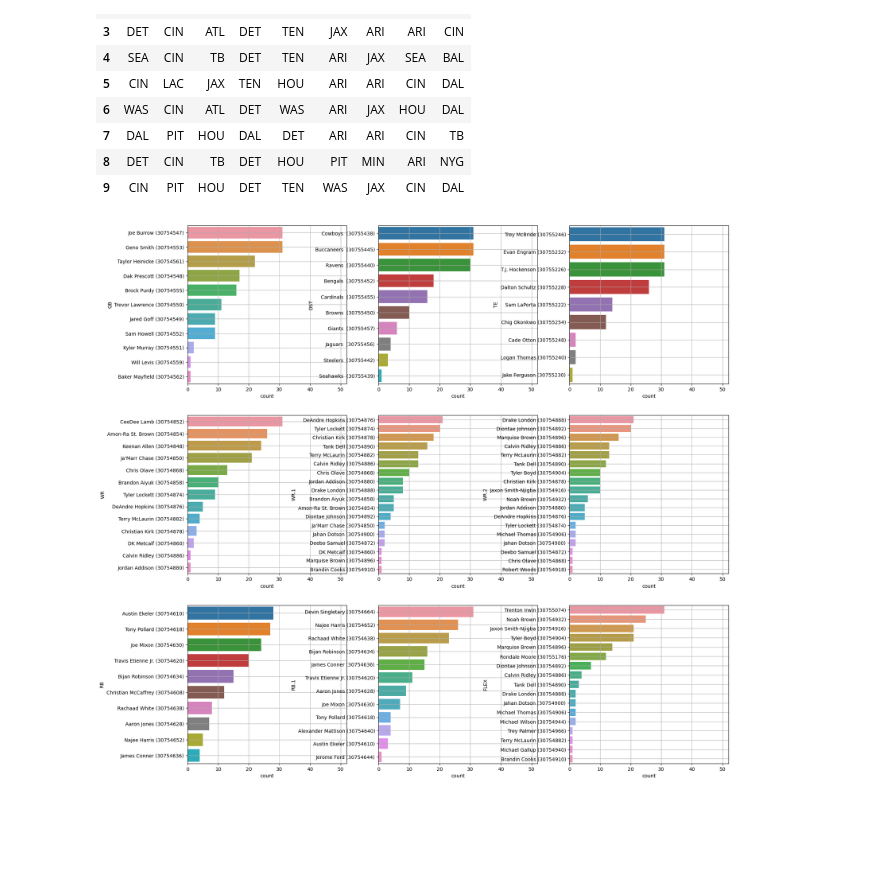
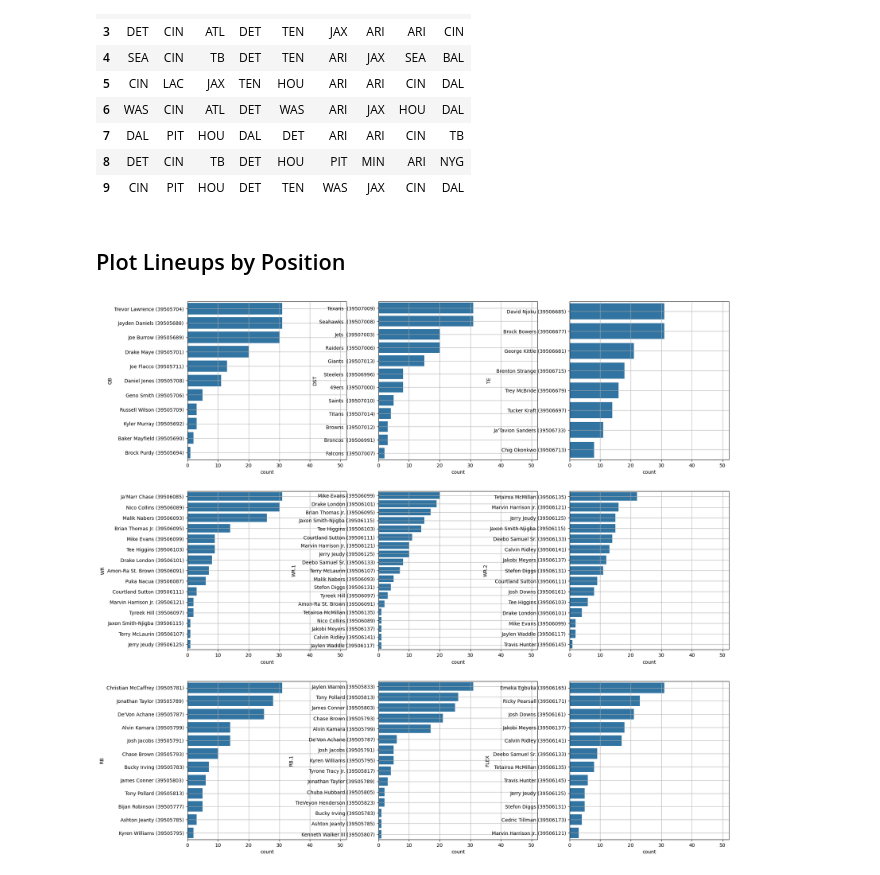
Before and after one commit to zlisto/Daily-Fantasy-Football-DraftKings, a Jupyter notebook: DraftKingsNFLLineups.ipynb, the cells around one changed output. Drawn from its saved outputs; the diff is of its cells as text; code cells hidden in the pictures; blank space fills up the shorter version.

```diff
--- a/DraftKingsNFLLineups.ipynb
+++ b/DraftKingsNFLLineups.ipynb
@@ -40,5 +42,7 @@ nlineups = 150
 noverlap = 4
 max_use = 30
 qb_stack = 1
+
+path = '2025-09-07'
 # %% [markdown]
 # Load Data
@@ -66,0 +49,3 @@ Lineups saved to 2023-11-12/lineups.csv
+# %%
+fname_salary, fname_entries, fname_lineups, fname_proj_offense, fname_proj_defense = create_filenames(path)
+df = load_data(fname_salary, fname_proj_offense, fname_proj_defense)
@@ -67,41 +56,4 @@ Lineups saved to 2023-11-12/lineups.csv
 # %% [markdown]
 # Create Data Matrices for Optimization
 # %%
-#Games matrix
-ngames = len(df['Game'].unique())
-nteams = len(df['Team'].unique())
-nopp = len(df['Opp'].unique())
-nplayers = len(df)
-assert nteams == nopp
-print(f"{ngames} games between {nteams} teams, {nplayers} players")
-
-teams_dict = {}
-for cnt, team in enumerate(df['Team'].unique()):
-    teams_dict[team] = cnt
-opps_dict = {}
-for cnt, team in enumerate(df['Opp'].unique()):
-    opps_dict[team] = cnt
-games_dict = {}
-for cnt, game in enumerate(df['Game'].unique()):
-    games_dict[game] = cnt
-
-Games, Opps, Teams = np.zeros((nplayers, ngames)), np.zeros((nplayers, nteams)),np.zeros((nplayers, nteams))
-RB, WR, QB, TE, DST  = np.zeros(nplayers),np.zeros(nplayers), np.zeros(nplayers), np.zeros(nplayers), np.zeros(nplayers)
-Salary, Proj = np.zeros(nplayers), np.zeros(nplayers)
-
-for index,row in df.iterrows():
-    RB[index] = int(row.Pos=='RB')
-    WR[index] = int(row.Pos=='WR')
-    QB[index] = int(row.Pos=='QB')
-    TE[index] = int(row.Pos=='TE')
-    DST[index] = int(row.Pos=='DST')
-    Salary[index] = row.Salary
-    Proj[index] = row['Proj FP']
-    ind_game = games_dict[row.Game]
-    ind_opp =  teams_dict[row.Opp]
-    ind_team = teams_dict[row.Team]
-
-    Games[index,ind_game] =1
-    Teams[index,ind_team] =1
-    Opps[index,ind_opp] =1
 # %% [output]
@@ -263,16 +216,19 @@ df_lineups_team.head(10)
 | 7 | DAL | PIT | HOU | DAL | DET | ARI | ARI | CIN | TB |
 | 8 | DET | CIN | TB | DET | HOU | PIT | MIN | ARI | NYG |
 | 9 | CIN | PIT | HOU | DET | TEN | WAS | JAX | CIN | DAL |
+# %% [markdown]
+## Plot Lineups by Position
 # %%
+df_lineups = pd.read_csv(fname_lineups)
 plt.figure(figsize = (20,20))
 for cnt,pos in enumerate(['QB','DST','TE',
                           "WR","WR.1","WR.2",
                           'RB','RB.1', 'FLEX',]):
     order = df_lineups[pos].value_counts().index
     plt.subplot(3,3,cnt+1)
     sns.countplot(data = df_lineups, y = pos, order = order)
     plt.grid()
     plt.xlim([0,52])
 plt.show()
 # %% [output]
-[figure, old version]
+[figure, new version]
```
Also changed, not shown: parts of 4 cells of this notebook, 4 other files.
